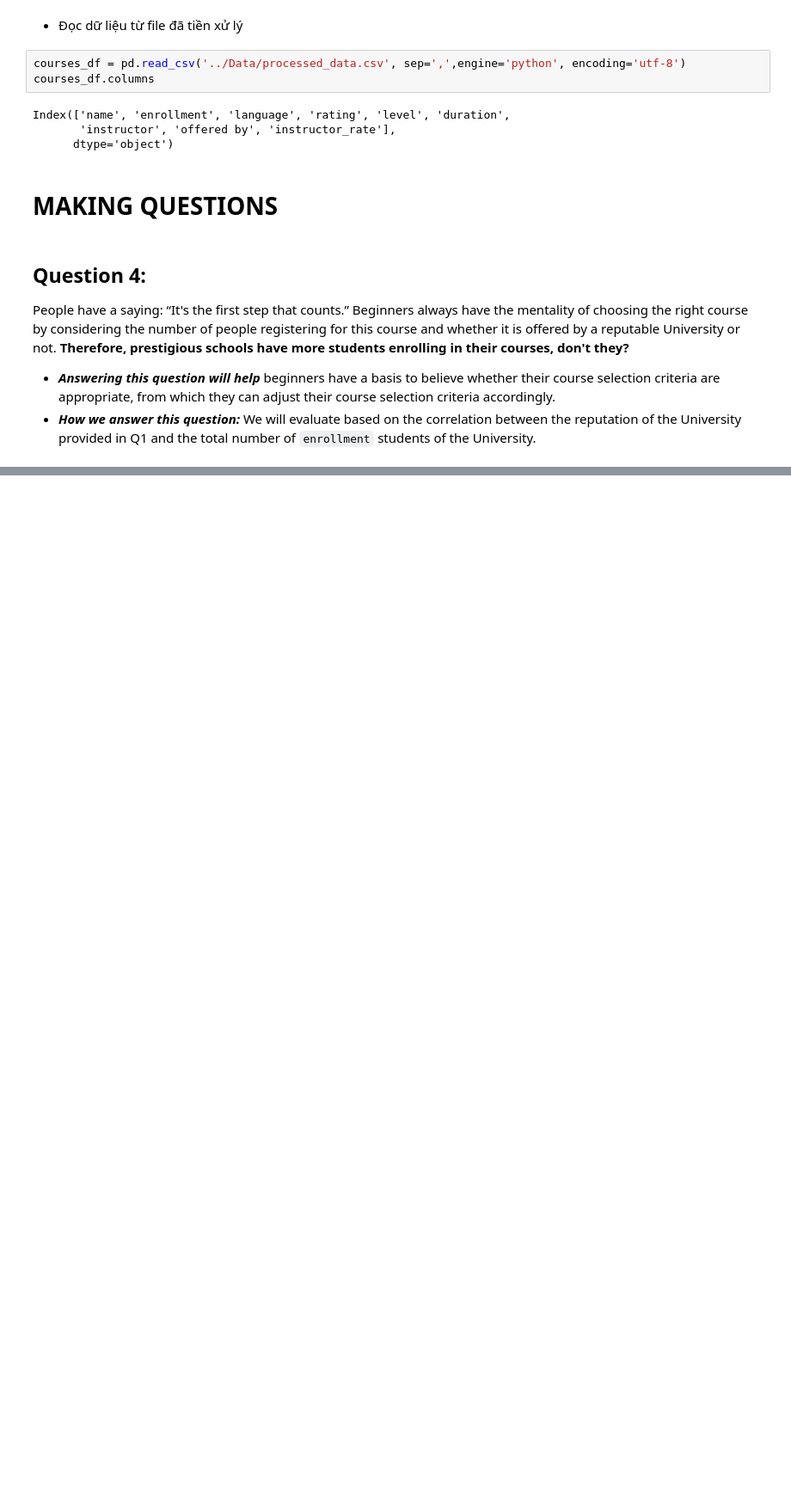
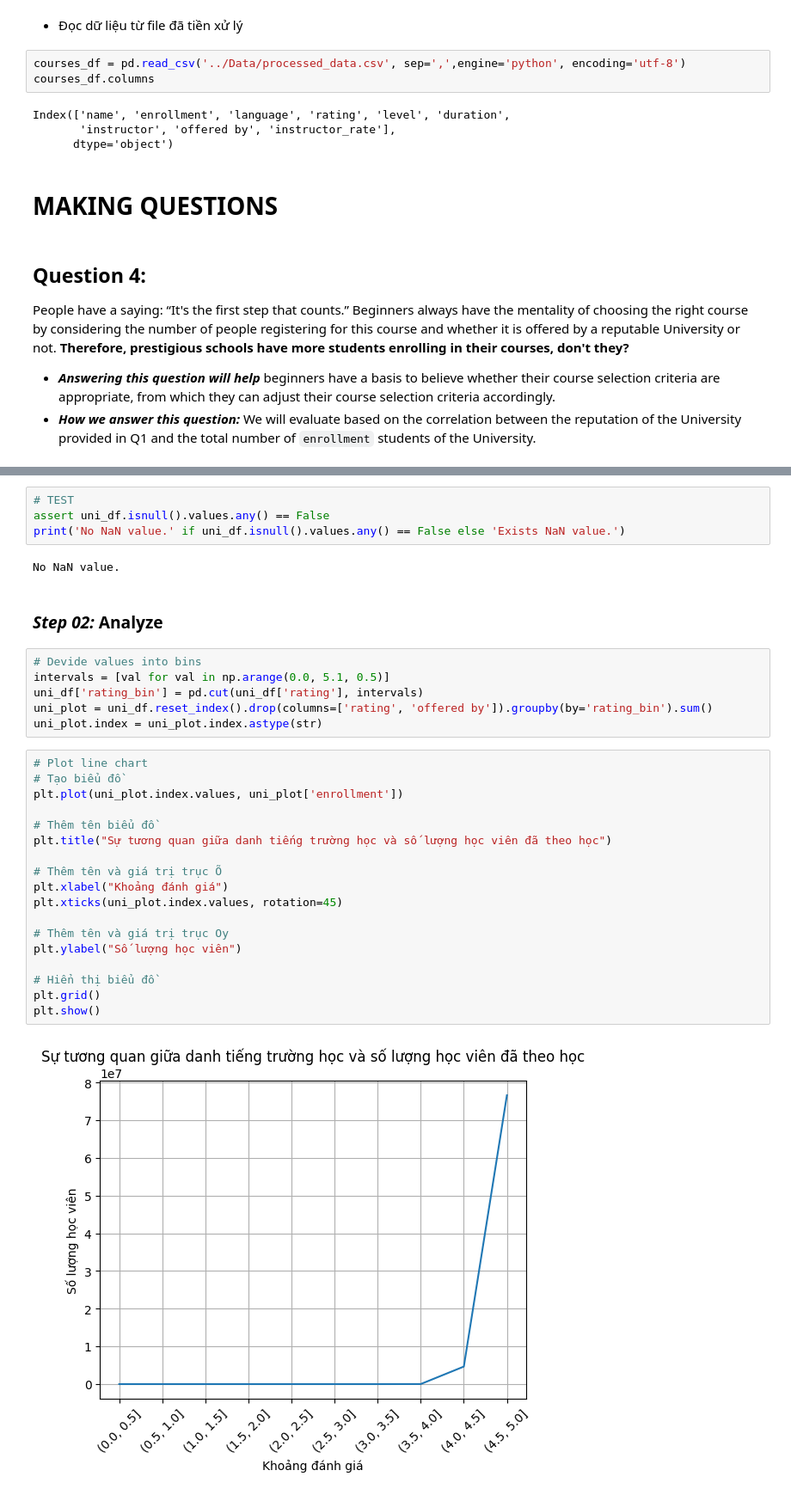
Before and after one commit to dagngyen/hcmus_23-24_coursesra-courses-analysis, a Jupyter notebook: Phase 1: Collecting, exploring and analyzing/1.3-Making-questions-4-6.ipynb, the cells around one changed output, grey strips where cells are left out. Shown at 86% size. Saved outputs shown, nothing was run; the diff lists cells and outputs as text; blank space fills up the shorter version.

```diff
--- a/Phase 1: Collecting, exploring and analyzing/1.3-Making-questions-4-6.ipynb
+++ b/Phase 1: Collecting, exploring and analyzing/1.3-Making-questions-4-6.ipynb
@@ -62,0 +47,34 @@ uni_df
+# %%
+# TEST
+assert uni_df.isnull().values.any() == False
+print('No NaN value.' if uni_df.isnull().values.any() == False else 'Exists NaN value.')
+# %% [output]
+No NaN value.
+# %% [markdown]
+### **_Step 02:_** Analyze
+# %%
+# Devide values into bins
+intervals = [val for val in np.arange(0.0, 5.1, 0.5)]
+uni_df['rating_bin'] = pd.cut(uni_df['rating'], intervals)
+uni_plot = uni_df.reset_index().drop(columns=['rating', 'offered by']).groupby(by='rating_bin').sum()
+uni_plot.index = uni_plot.index.astype(str)
+# %%
+# Plot line chart
+# Tạo biểu đồ
+plt.plot(uni_plot.index.values, uni_plot['enrollment'])
+
+# Thêm tên biểu đồ
+plt.title("Sự tương quan giữa danh tiếng trường học và số lượng học viên đã theo học")
+
+# Thêm tên và giá trị trục Õ
+plt.xlabel("Khoảng đánh giá")
+plt.xticks(uni_plot.index.values, rotation=45)
+
+# Thêm tên và giá trị trục Oy
+plt.ylabel("Số lượng học viên")
+
+# Hiển thị biểu đồ
+plt.grid()
+plt.show()
+# %% [output]
+[figure, added]
```
Also changed, not shown: parts of 2 cells of this notebook.
